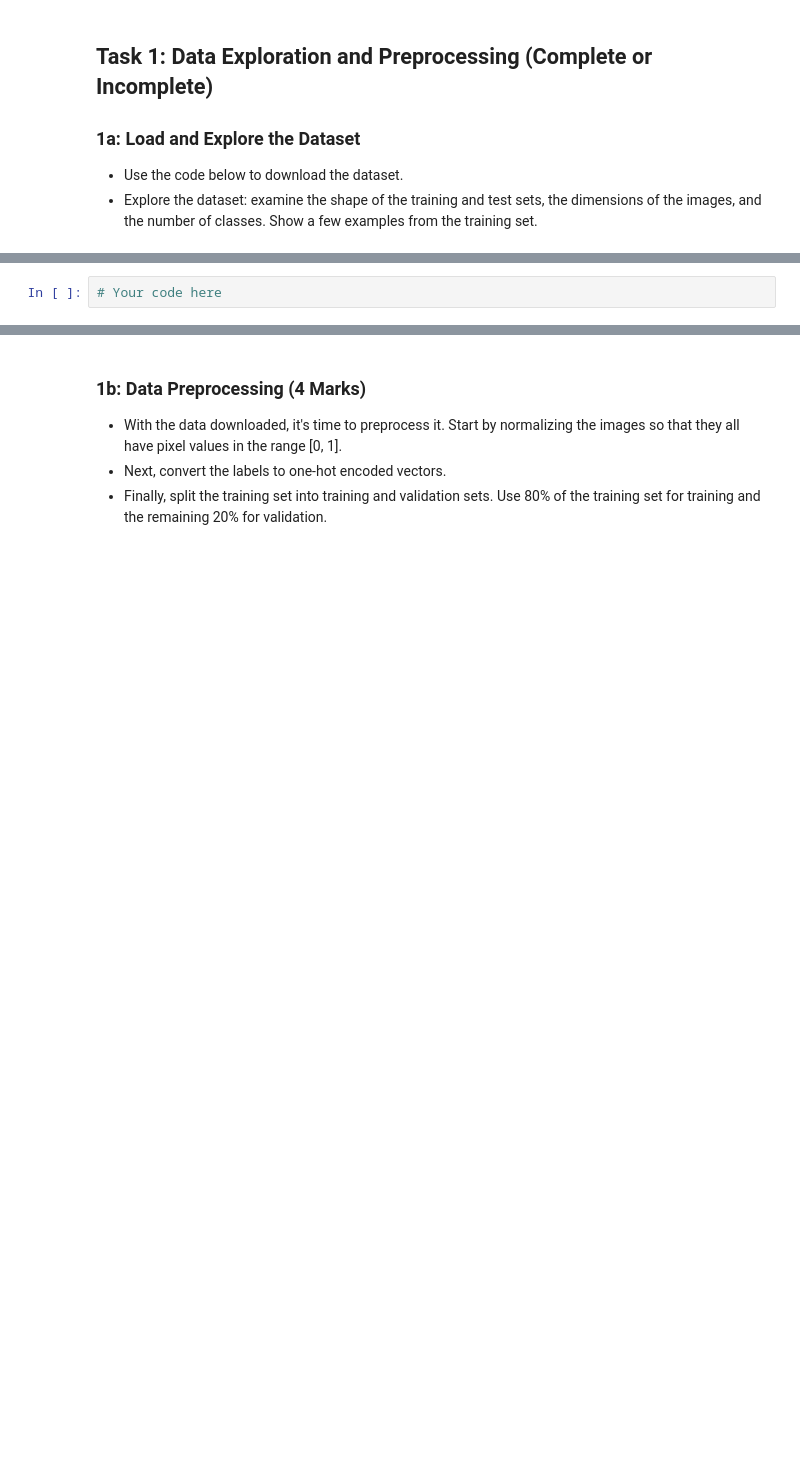
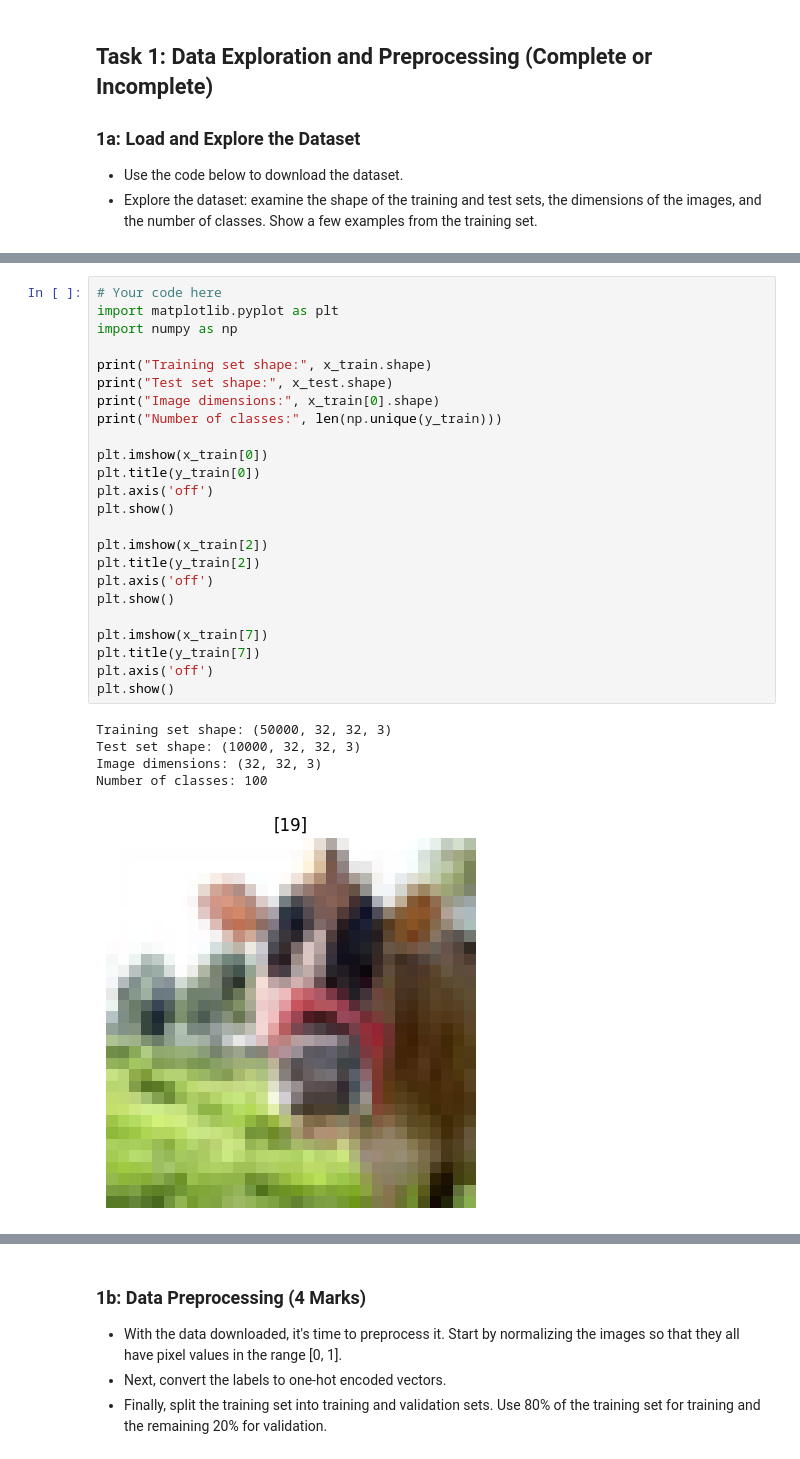
Before and after one commit to UofT-DSI/deep_learning, a Jupyter notebook: 02_activities/assignments/assignment_1.ipynb, the cells around one changed output, grey strips where cells are left out. Drawn from its saved outputs; the diff is of its cells as text; blank space fills up the shorter version.

```diff
--- a/02_activities/assignments/assignment_1.ipynb
+++ b/02_activities/assignments/assignment_1.ipynb
@@ -26,2 +23,30 @@ To enable the following instructions: AVX2 FMA, in other operations, rebuild Ten
 # %%
 # Your code here
+import matplotlib.pyplot as plt
+import numpy as np
+
+print("Training set shape:", x_train.shape)
+print("Test set shape:", x_test.shape)
+print("Image dimensions:", x_train[0].shape)
+print("Number of classes:", len(np.unique(y_train)))
+
+plt.imshow(x_train[0])
+plt.title(y_train[0])
+plt.axis('off')
+plt.show()
+
+plt.imshow(x_train[2])
+plt.title(y_train[2])
+plt.axis('off')
+plt.show()
+
+plt.imshow(x_train[7])
+plt.title(y_train[7])
+plt.axis('off')
+plt.show()
+# %% [output]
+Training set shape: (50000, 32, 32, 3)
+Test set shape: (10000, 32, 32, 3)
+Image dimensions: (32, 32, 3)
+Number of classes: 100
+[figure, added]
```
Also changed, not shown: parts of 15 cells of this notebook.
